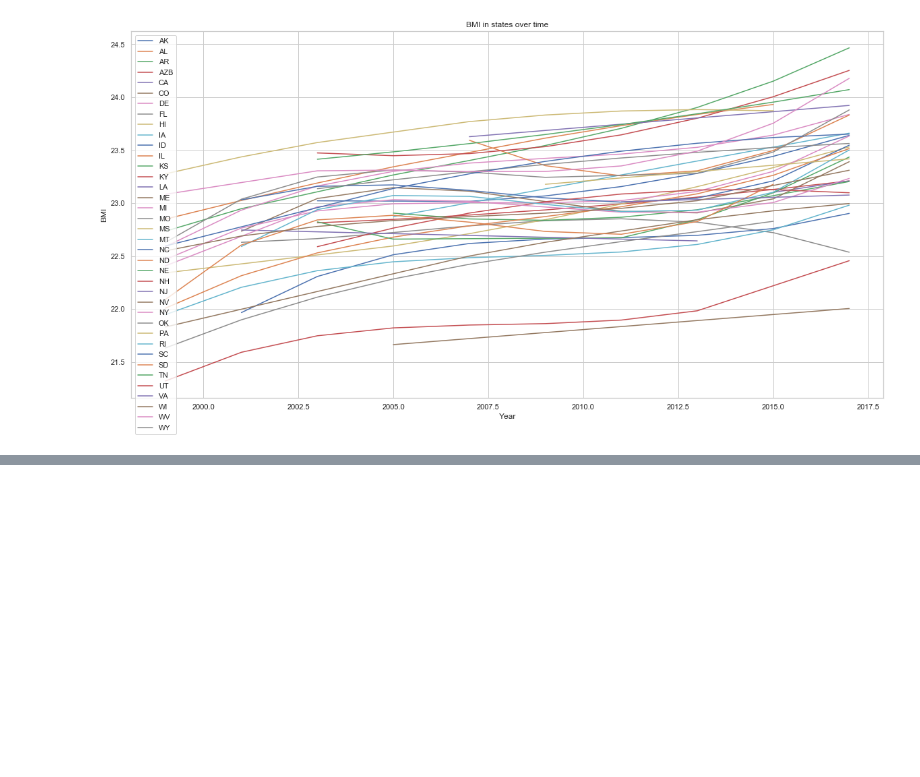
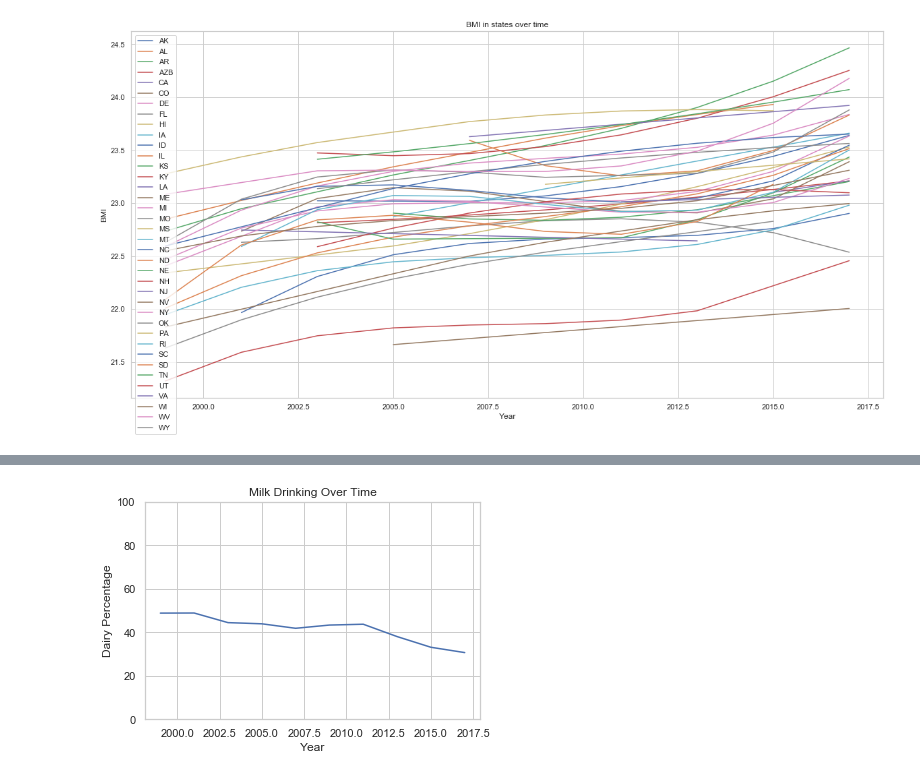
Before and after one commit to Wonghopper/Wonghopper.github.io, a Jupyter notebook: final.ipynb, the cells around one changed output, grey strips where cells are left out. Cells and saved outputs as stored; diff of their text form; code cells hidden in the pictures; blank space fills up the shorter version.

```diff
--- a/final.ipynb
+++ b/final.ipynb
@@ -188,0 +189,24 @@ plt.show()
+# %%
+def qpercreg(label):
+    years = []
+    percent = []
+
+    for year, datasubset in dataset.dropna(subset=[label]).groupby("year"):
+        if not datasubset.empty:
+            years.append(year)
+            percent.append(datasubset[datasubset[label] == 1.0].shape[0] * 100 / datasubset.shape[0])
+
+    return years, percent
+# %%
+plt.figure()
+
+xvals, yvals = qpercreg("qnmilk1")
+plt.plot(xvals, yvals)
+
+plt.title("Milk Drinking Over Time")
+plt.xlabel("Year")
+plt.ylabel("Dairy Percentage")
+plt.ylim(0, 100)
+plt.show()
+# %% [output]
+[figure, added]
```
Also changed, not shown: parts of 8 cells of this notebook.
